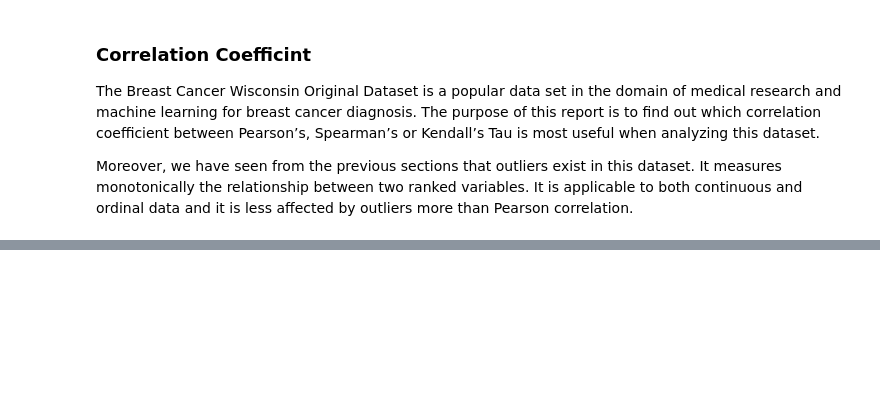
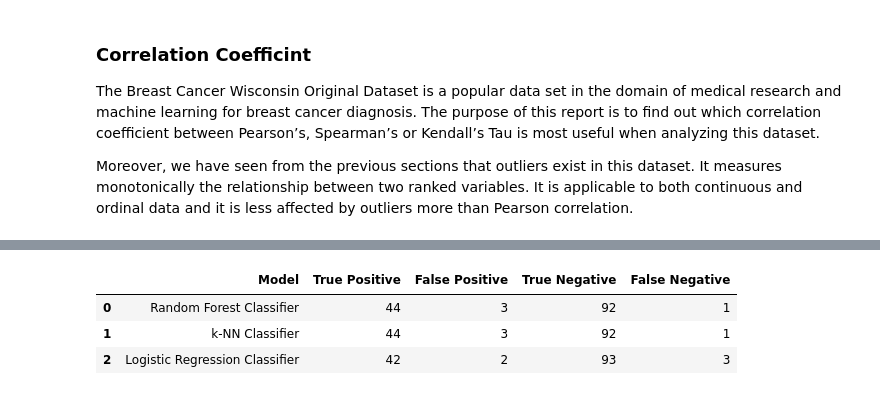
Before and after one commit to reidlai/cp610-final, a Jupyter notebook: cp610-final.ipynb, the cells around one changed output, grey strips where cells are left out. Cells and saved outputs as stored; diff of their text form; code cells hidden in the pictures; blank space fills up the shorter version.

```diff
--- a/cp610-final.ipynb
+++ b/cp610-final.ipynb
@@ -488,0 +597,17 @@ display(df_reduced)
+# %%
+knn = KNeighborsClassifier(n_neighbors=5)
+knn.fit(X_train, y_train)
+y_pred = knn.predict(X_test)
+
+knn_accuracy = accuracy_score(y_test, y_pred)
+knn_precision = precision_score(y_test, y_pred)
+knn_recall = recall_score(y_test, y_pred)
+knn_f1 = f1_score(y_test, y_pred)
+
+knn_y_pred_proba = rfc.predict_proba(X_test)[:, 1]
+knn_fpr1, knn_tpr1, _ = roc_curve(y_test, knn_y_pred_proba)
+knn_roc_auc = roc_auc_score(y_test, y_pred)
+
+knn_tn, knn_fp, knn_fn, knn_tp = confusion_matrix(y_test, y_pred).ravel()
+
+metrics_df.loc[1] = ["k-NN Classifier", knn_accuracy, knn_precision, knn_recall, knn_f1, knn_roc_auc]
@@ -488,0 +719,15 @@ display(df_reduced)
+# %%
+# merge confusion matrices into single dataframe and display
+confusion_matrix_df = pd.DataFrame({
+    "Model": ["Random Forest Classifier", "k-NN Classifier", "Logistic Regression Classifier"],
+    "True Positive": [rfc_tp, knn_tp, lr_tp],
+    "False Positive": [rfc_fp, knn_fp, lr_fp],
+    "True Negative": [rfc_tn, knn_tn, lr_tn],
+    "False Negative": [rfc_fn, knn_fn, lr_fn]
+})
+display(confusion_matrix_df)
+# %% [output]
+|  | Model | True Positive | False Positive | True Negative | False Negative |
+| 0 | Random Forest Classifier | 44 | 3 | 92 | 1 |
+| 1 | k-NN Classifier | 44 | 3 | 92 | 1 |
+| 2 | Logistic Regression Classifier | 42 | 2 | 93 | 3 |
```
Also changed, not shown: parts of 27 cells of this notebook, 2 other files.
